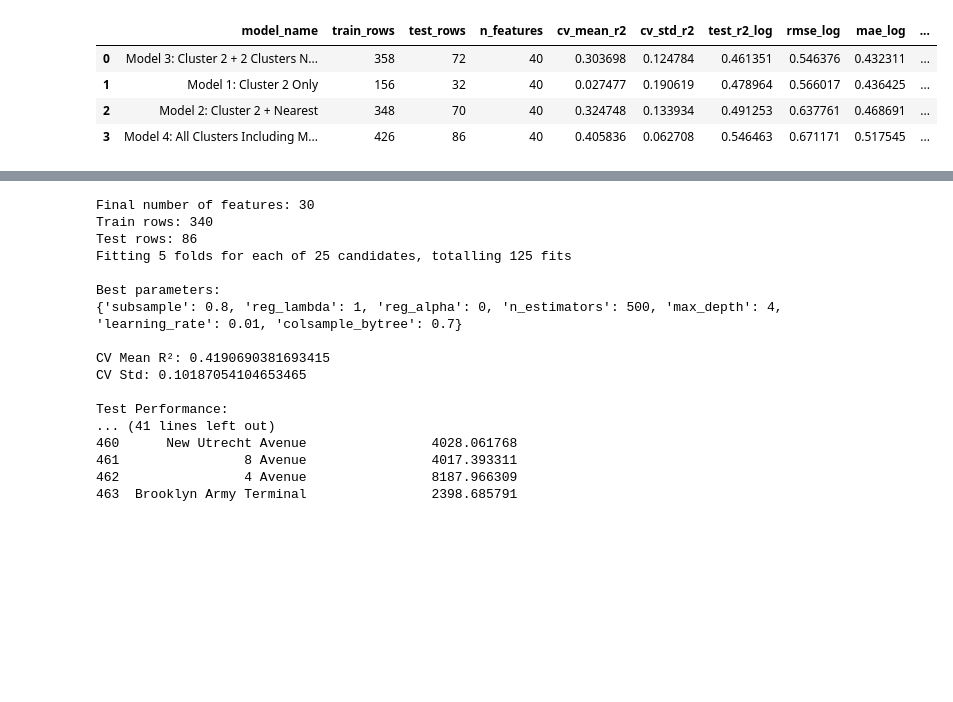
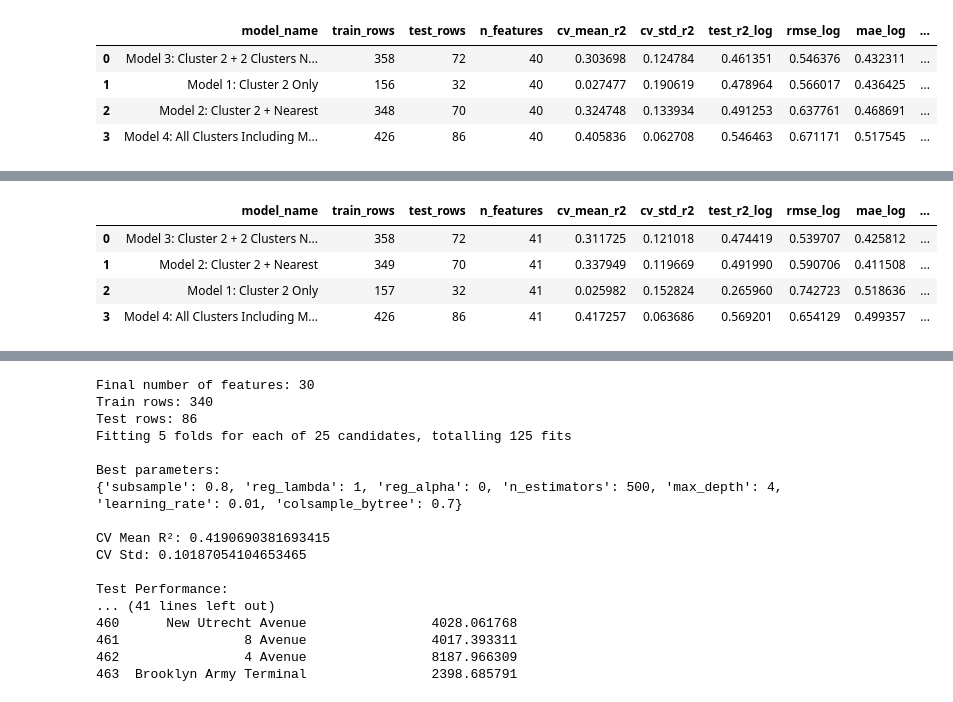
Before and after one commit to hawa1983/Capstone, a Jupyter notebook: ibx_capstone_v6.ipynb, the cells around one changed output, grey strips where cells are left out. Cells and saved outputs as stored; diff of their text form; code cells hidden in the pictures; blank space fills up the shorter version.

```diff
--- a/ibx_capstone_v6.ipynb
+++ b/ibx_capstone_v6.ipynb
@@ -11091,0 +12649,8 @@ display(performance_comparison_df)
+# %%
+display(performance_comparison_df)
+# %% [output]
+|  | model_name | train_rows | test_rows | n_features | cv_mean_r2 | cv_std_r2 | test_r2_log | rmse_log | mae_log | ... |
+| 0 | Model 3: Cluster 2 + 2 Clusters N... | 358 | 72 | 41 | 0.311725 | 0.121018 | 0.474419 | 0.539707 | 0.425812 | ... |
+| 1 | Model 2: Cluster 2 + Nearest | 349 | 70 | 41 | 0.337949 | 0.119669 | 0.491990 | 0.590706 | 0.411508 | ... |
+| 2 | Model 1: Cluster 2 Only | 157 | 32 | 41 | 0.025982 | 0.152824 | 0.265960 | 0.742723 | 0.518636 | ... |
+| 3 | Model 4: All Clusters Including M... | 426 | 86 | 41 | 0.417257 | 0.063686 | 0.569201 | 0.654129 | 0.499357 | ... |
```
Also changed, not shown: parts of 18 cells of this notebook.
